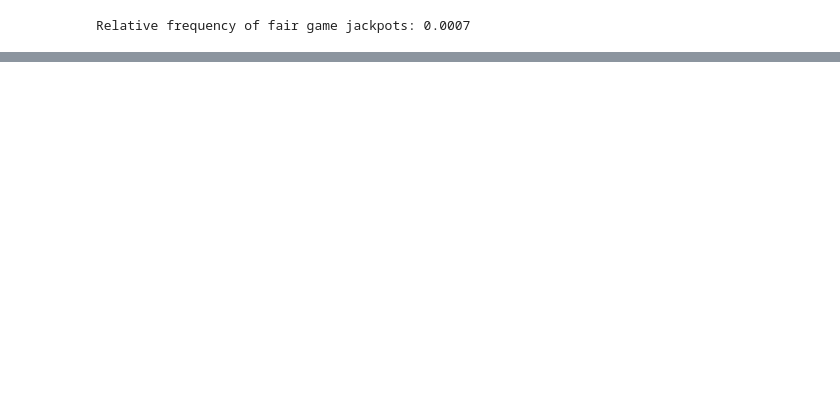
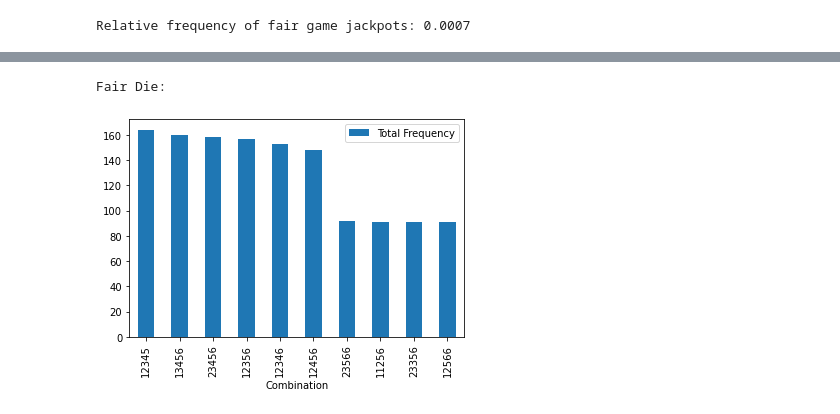
Before and after one commit to meldrumkathryn/Montecarlo_Project, a Jupyter notebook: final-project-submission.ipynb, the cells around one changed output, grey strips where cells are left out. Cells and saved outputs as stored; diff of their text form; code cells hidden in the pictures; blank space fills up the shorter version.

```diff
--- a/final-project-submission.ipynb
+++ b/final-project-submission.ipynb
@@ -628,0 +631,5 @@ Fair game:
+# %%
+ftt=fairanalyzer.combo(freq = True).head(10)
+utt=unfairanalyzer.combo(freq = True).head(10)
+print('Most frequent fair game rolls: \n', ftt)
+print('\n Most frequent unfair game rolls: \n', utt)
@@ -628,0 +654,6 @@ Fair game:
+# %%
+print('Fair Die:')
+ftt.plot.bar();
+# %% [output]
+Fair Die:
+[figure, added]
```
Also changed, not shown: parts of 36 cells of this notebook, 1 other file.
